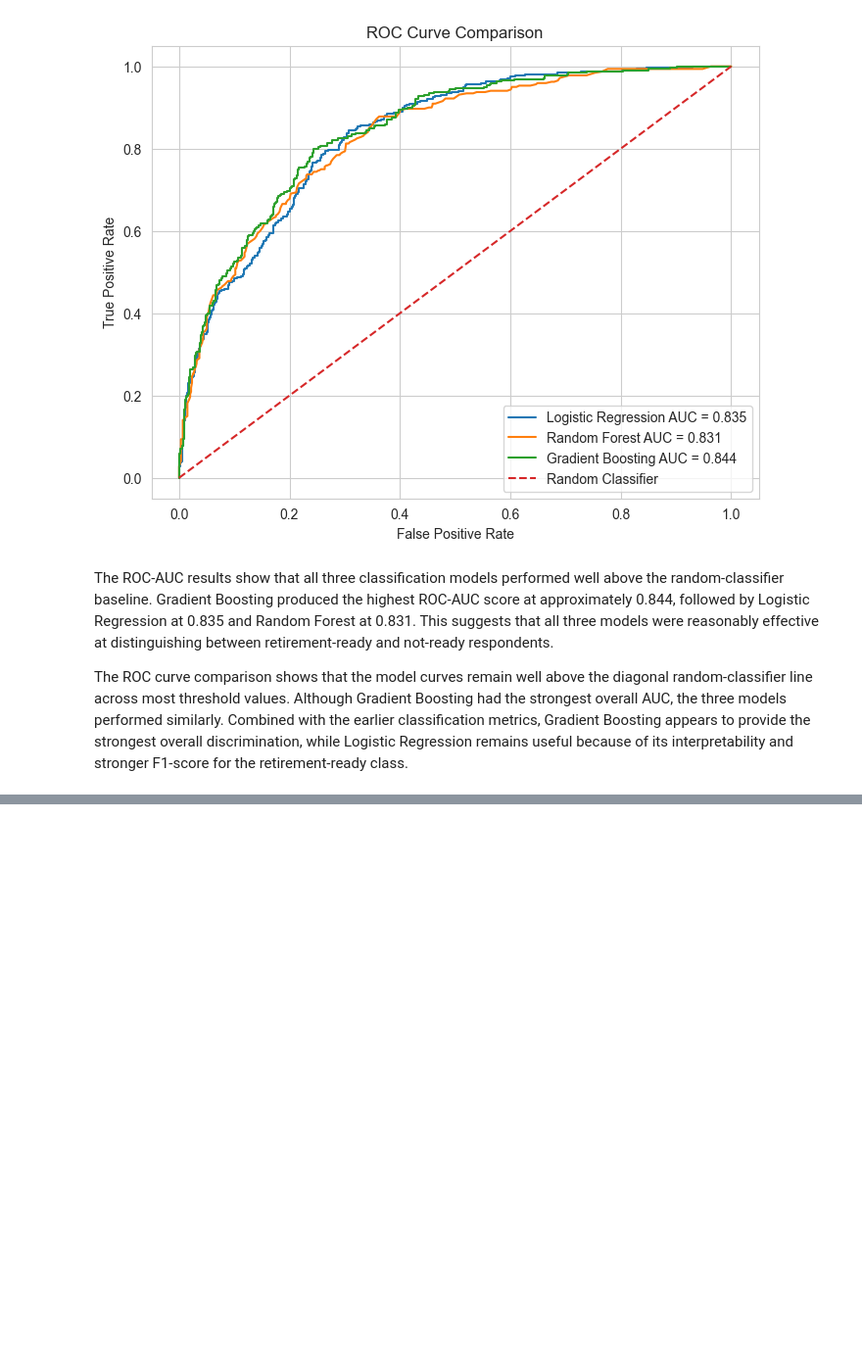
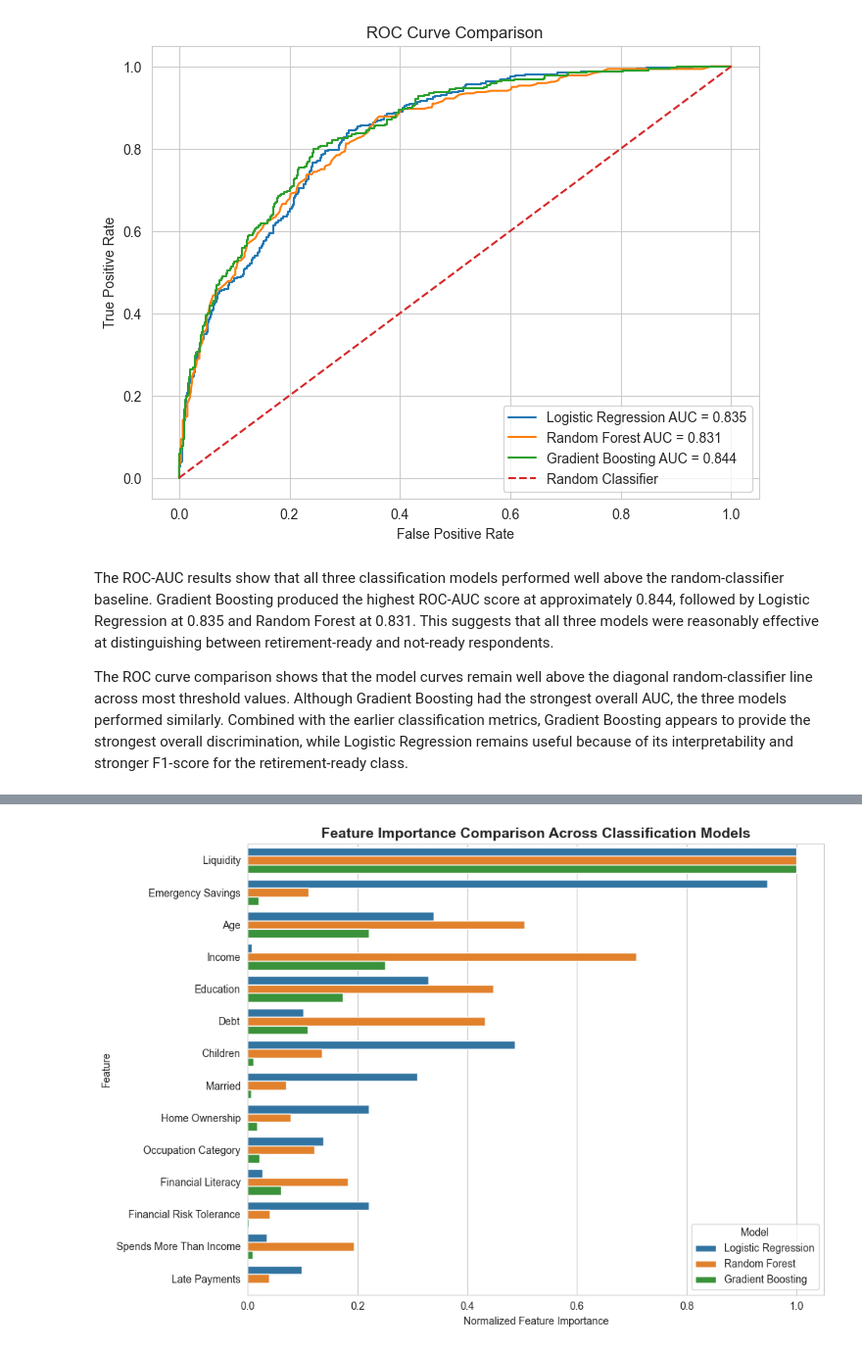
Before and after one commit to jsween/CapstoneProject, a Jupyter notebook: notebooks/04_ML_Models.ipynb, the cells around one changed output, grey strips where cells are left out. Shown at 98% size. Cells and saved outputs as stored; diff of their text form; code cells hidden in the pictures; blank space fills up the shorter version.

Commit message:
feat: add visualizations for slide deck

```diff
--- a/notebooks/04_ML_Models.ipynb
+++ b/notebooks/04_ML_Models.ipynb
@@ -1011,0 +1124,26 @@ The ROC curve comparison shows that the model curves remain well above the diago
+# %%
+plot_df = importance_df.melt(
+    id_vars="Feature",
+    value_vars=["Logistic Regression", "Random Forest", "Gradient Boosting"],
+    var_name="Model",
+    value_name="Normalized Importance"
+)
+
+plt.figure(figsize=(10, 7))
+
+ax = sns.barplot(
+    data=plot_df,
+    x="Normalized Importance",
+    y="Feature",
+    hue="Model"
+)
+
+plt.title("Feature Importance Comparison Across Classification Models", fontsize=14, fontweight="bold")
+plt.xlabel("Normalized Feature Importance")
+plt.ylabel("Feature")
+plt.legend(title="Model")
+
+plt.tight_layout()
+plt.show()
+# %% [output]
+[figure, added]
```
Also changed, not shown: parts of 8 cells of this notebook, 2 other files.
